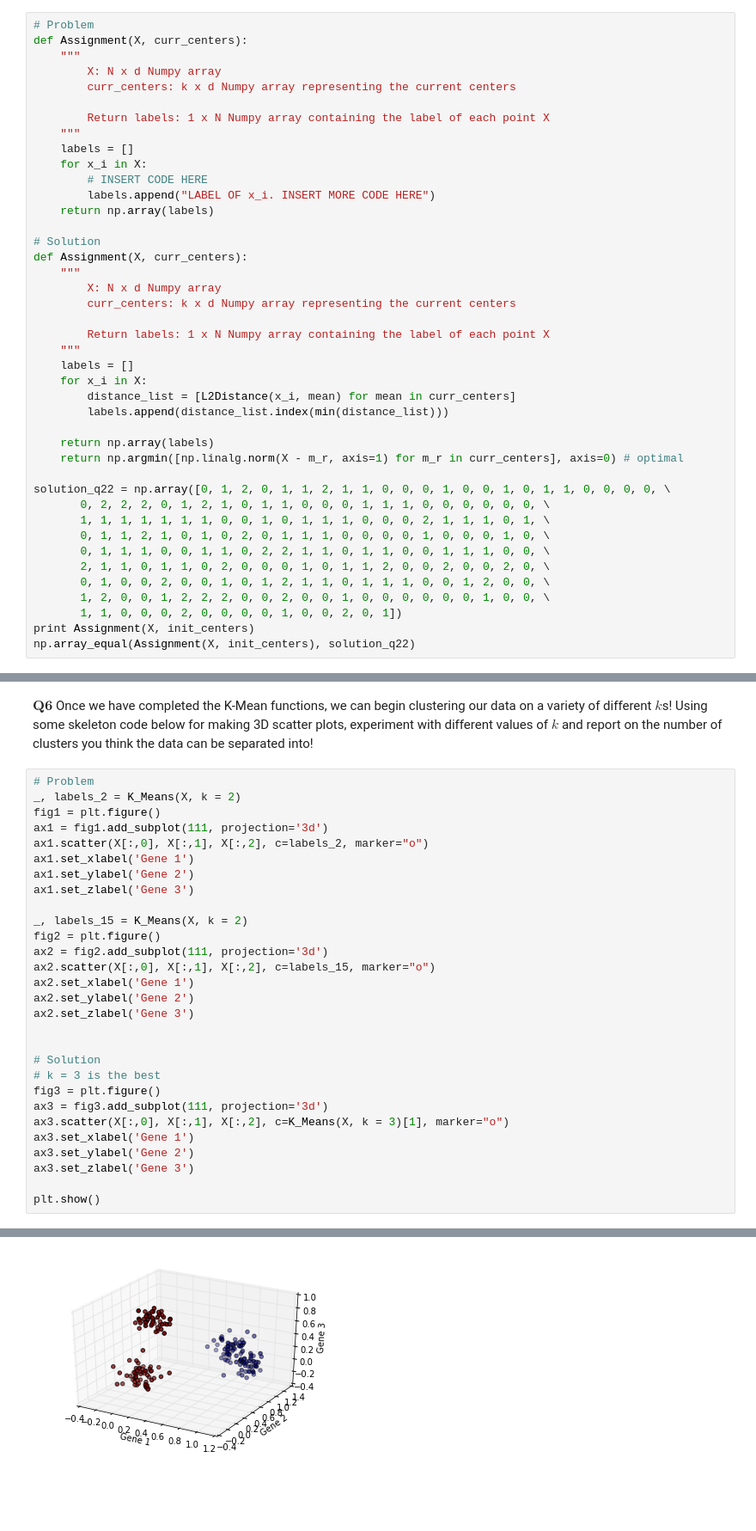
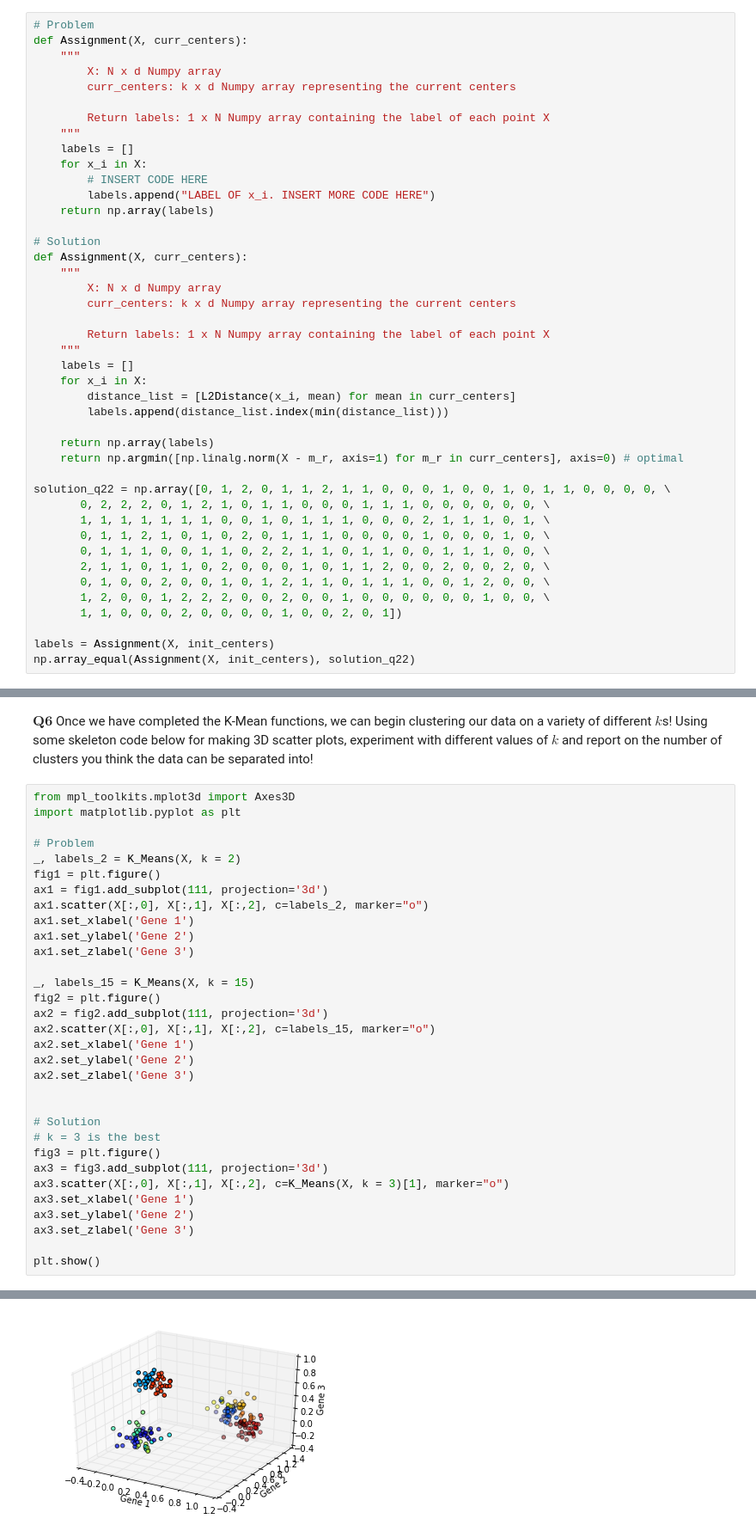
Before and after one commit to guojoanna/Scientific-Computing-in-Python-For-BMES, a Jupyter notebook: *1 - K-Means Clustering.ipynb, the cells around one changed output, grey strips where cells are left out. Shown: that part at 86% size. Drawn from its saved outputs; the diff is of its cells as text; blank space fills up the shorter version.

```diff
--- a/*1 - K-Means Clustering.ipynb
+++ b/*1 - K-Means Clustering.ipynb
@@ -176,6 +176,7 @@ solution_q22 = np.array([0, 1, 2, 0, 1, 1, 2, 1, 1, 0, 0, 0, 1, 0, 0, 1, 0, 1, 1
        0, 1, 0, 0, 2, 0, 0, 1, 0, 1, 2, 1, 1, 0, 1, 1, 1, 0, 0, 1, 2, 0, 0, \
        1, 2, 0, 0, 1, 2, 2, 2, 0, 0, 2, 0, 0, 1, 0, 0, 0, 0, 0, 0, 1, 0, 0, \
        1, 1, 0, 0, 0, 2, 0, 0, 0, 0, 1, 0, 0, 2, 0, 1])
-print Assignment(X, init_centers)
+
+labels = Assignment(X, init_centers)
 np.array_equal(Assignment(X, init_centers), solution_q22)
 # %% [output]
@@ -325,6 +320,9 @@ def K_Means(X, k, itr_max = 10):
 # %% [markdown]
 $\textbf{Q6}$ Once we have completed the K-Mean functions, we can begin clustering our data on a variety of different $k$s! Using some skeleton code below for making 3D scatter plots, experiment with different values of $k$ and report on the number of clusters you think the data can be separated into!
 # %%
+from mpl_toolkits.mplot3d import Axes3D
+import matplotlib.pyplot as plt
+
 # Problem
 _, labels_2 = K_Means(X, k = 2)
 fig1 = plt.figure()
@@ -334,7 +332,7 @@ ax1.set_xlabel('Gene 1')
 ax1.set_ylabel('Gene 2')
 ax1.set_zlabel('Gene 3')
 
-_, labels_15 = K_Means(X, k = 2)
+_, labels_15 = K_Means(X, k = 15)
 fig2 = plt.figure()
 ax2 = fig2.add_subplot(111, projection='3d')
 ax2.scatter(X[:,0], X[:,1], X[:,2], c=labels_15, marker="o")
@@ -364,3 +355,3 @@ plt.show()
 [figure]
-[figure, old version]
+[figure, new version]
 [figure]
```
Also changed, not shown: parts of 5 cells of this notebook.
